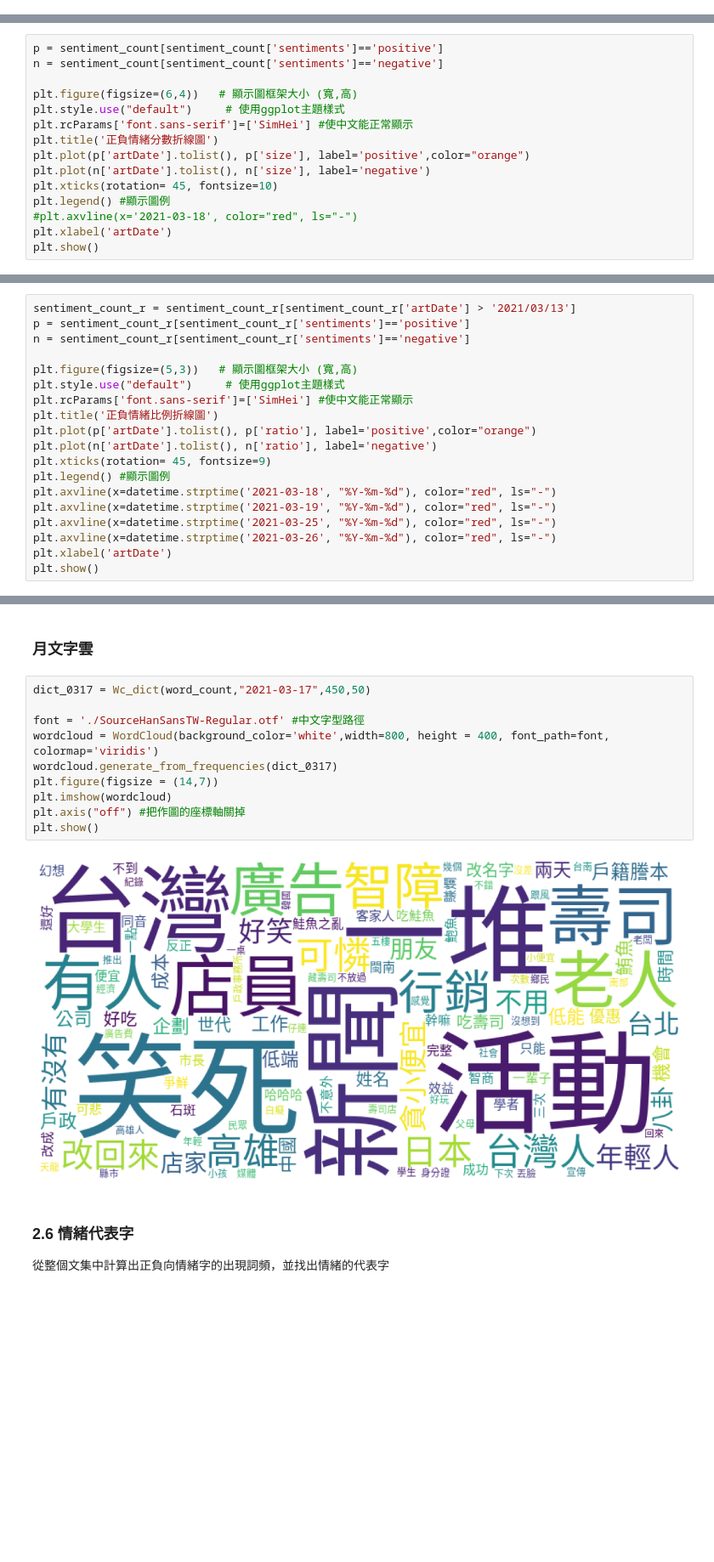
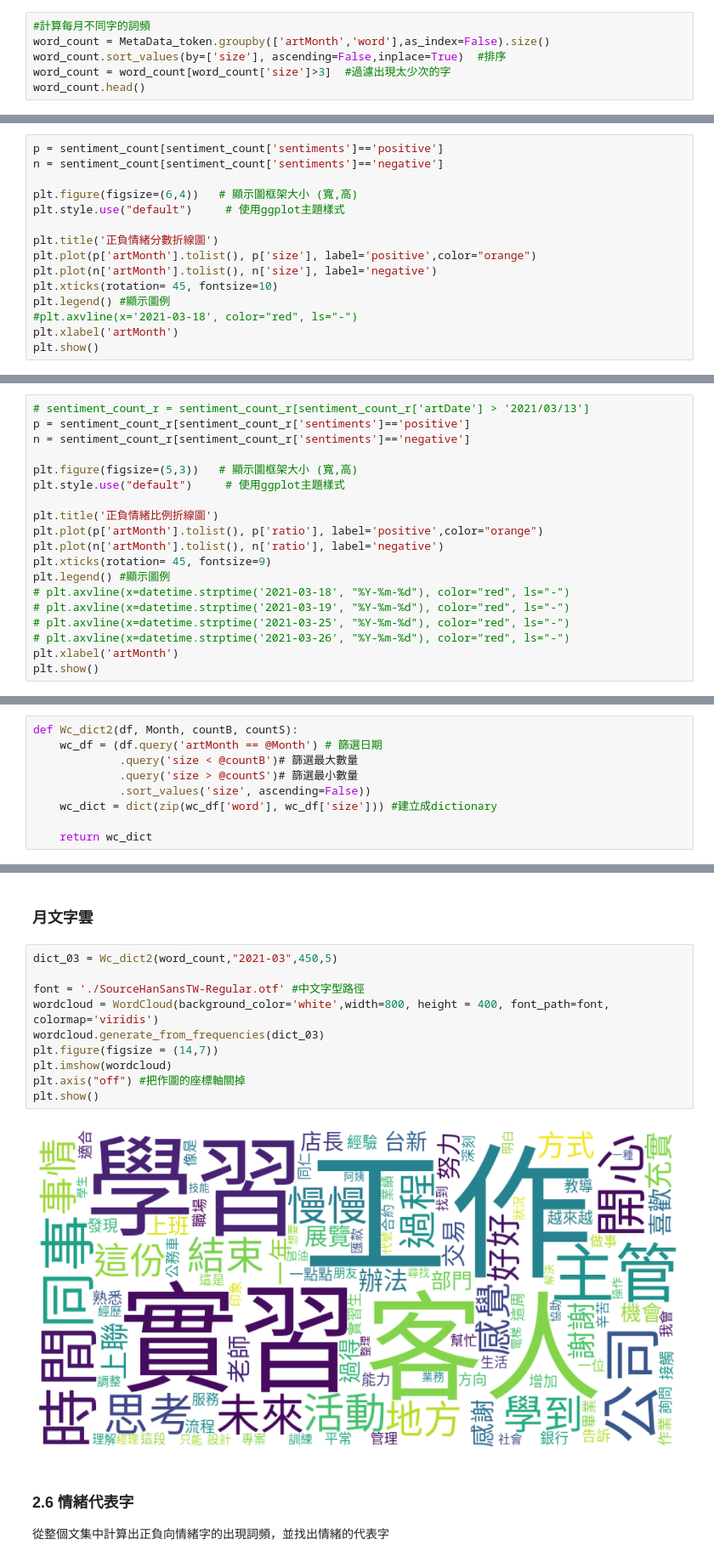
Before and after one commit to oraclekaia/social_media_analysis_mid-, a Jupyter notebook: ver1.ipynb, the cells around one changed output, grey strips where cells are left out. Shown at 85% size. Cells and saved outputs as stored; diff of their text form; blank space fills up the shorter version.

```diff
--- a/ver1.ipynb
+++ b/ver1.ipynb
@@ -198,0 +219,6 @@ word_count.head()
+# %%
+#計算每月不同字的詞頻
+word_count = MetaData_token.groupby(['artMonth','word'],as_index=False).size()
+word_count.sort_values(by=['size'], ascending=False,inplace=True)  #排序
+word_count = word_count[word_count['size']>3]  #過濾出現太少次的字
+word_count.head()
@@ -257,13 +298,13 @@ n = sentiment_count[sentiment_count['sentiments']=='negative']
 
 plt.figure(figsize=(6,4))   # 顯示圖框架大小 (寬,高)
 plt.style.use("default")     # 使用ggplot主題樣式
-plt.rcParams['font.sans-serif']=['SimHei'] #使中文能正常顯示
+
 plt.title('正負情緒分數折線圖')
-plt.plot(p['artDate'].tolist(), p['size'], label='positive',color="orange")
-plt.plot(n['artDate'].tolist(), n['size'], label='negative')
+plt.plot(p['artMonth'].tolist(), p['size'], label='positive',color="orange")
+plt.plot(n['artMonth'].tolist(), n['size'], label='negative')
 plt.xticks(rotation= 45, fontsize=10)
 plt.legend() #顯示圖例
 #plt.axvline(x='2021-03-18', color="red", ls="-")
-plt.xlabel('artDate')
+plt.xlabel('artMonth')
 plt.show()
 # %% [output]
@@ -277,21 +316,21 @@ sentiment_count_r = sentiment_count.assign(ratio = sentiment_count.groupby(['art
                                            .apply(lambda x: x['size'] / sum(x['size'])).reset_index(level=0, drop=True))
 # %%
-sentiment_count_r = sentiment_count_r[sentiment_count_r['artDate'] > '2021/03/13']
+# sentiment_count_r = sentiment_count_r[sentiment_count_r['artDate'] > '2021/03/13']
 p = sentiment_count_r[sentiment_count_r['sentiments']=='positive']
 n = sentiment_count_r[sentiment_count_r['sentiments']=='negative']
 
 plt.figure(figsize=(5,3))   # 顯示圖框架大小 (寬,高)
 plt.style.use("default")     # 使用ggplot主題樣式
-plt.rcParams['font.sans-serif']=['SimHei'] #使中文能正常顯示
+
 plt.title('正負情緒比例折線圖')
-plt.plot(p['artDate'].tolist(), p['ratio'], label='positive',color="orange")
-plt.plot(n['artDate'].tolist(), n['ratio'], label='negative')
+plt.plot(p['artMonth'].tolist(), p['ratio'], label='positive',color="orange")
+plt.plot(n['artMonth'].tolist(), n['ratio'], label='negative')
 plt.xticks(rotation= 45, fontsize=9)
 plt.legend() #顯示圖例
-plt.axvline(x=datetime.strptime('2021-03-18', "%Y-%m-%d"), color="red", ls="-")
-plt.axvline(x=datetime.strptime('2021-03-19', "%Y-%m-%d"), color="red", ls="-")
-plt.axvline(x=datetime.strptime('2021-03-25', "%Y-%m-%d"), color="red", ls="-")
-plt.axvline(x=datetime.strptime('2021-03-26', "%Y-%m-%d"), color="red", ls="-")
-plt.xlabel('artDate')
+# plt.axvline(x=datetime.strptime('2021-03-18', "%Y-%m-%d"), color="red", ls="-")
+# plt.axvline(x=datetime.strptime('2021-03-19', "%Y-%m-%d"), color="red", ls="-")
+# plt.axvline(x=datetime.strptime('2021-03-25', "%Y-%m-%d"), color="red", ls="-")
+# plt.axvline(x=datetime.strptime('2021-03-26', "%Y-%m-%d"), color="red", ls="-")
+plt.xlabel('artMonth')
 plt.show()
 # %% [output]
@@ -310,3 +348,12 @@ def Wc_dict(df, Date, countB, countS):
     wc_dict = dict(zip(wc_df['word'], wc_df['size'])) #建立成dictionary
 
     return wc_dict
+# %%
+def Wc_dict2(df, Month, countB, countS):
+    wc_df = (df.query('artMonth == @Month') # 篩選日期
+             .query('size < @countB')# 篩選最大數量
+             .query('size > @countS')# 篩選最小數量
+             .sort_values('size', ascending=False))
+    wc_dict = dict(zip(wc_df['word'], wc_df['size'])) #建立成dictionary
+
+    return wc_dict
@@ -313,17 +372,17 @@ def Wc_dict(df, Date, countB, countS):
 # %% [markdown]
 ### 月文字雲
 # %%
-dict_0317 = Wc_dict(word_count,"2021-03-17",450,50)
+dict_03 = Wc_dict2(word_count,"2021-03",450,5)
 
 font = './SourceHanSansTW-Regular.otf' #中文字型路徑
 wordcloud = WordCloud(background_color='white',width=800, height = 400, font_path=font, colormap='viridis')
-wordcloud.generate_from_frequencies(dict_0317)
+wordcloud.generate_from_frequencies(dict_03)
 plt.figure(figsize = (14,7))
 plt.imshow(wordcloud)
 plt.axis("off") #把作圖的座標軸關掉
 plt.show()
 # %% [output]
-[figure, old version]
+[figure, new version]
 # %% [markdown]
 ### 2.6 情緒代表字
 從整個文集中計算出正負向情緒字的出現詞頻，並找出情緒的代表字
```
Also changed, not shown: parts of 25 cells of this notebook.
